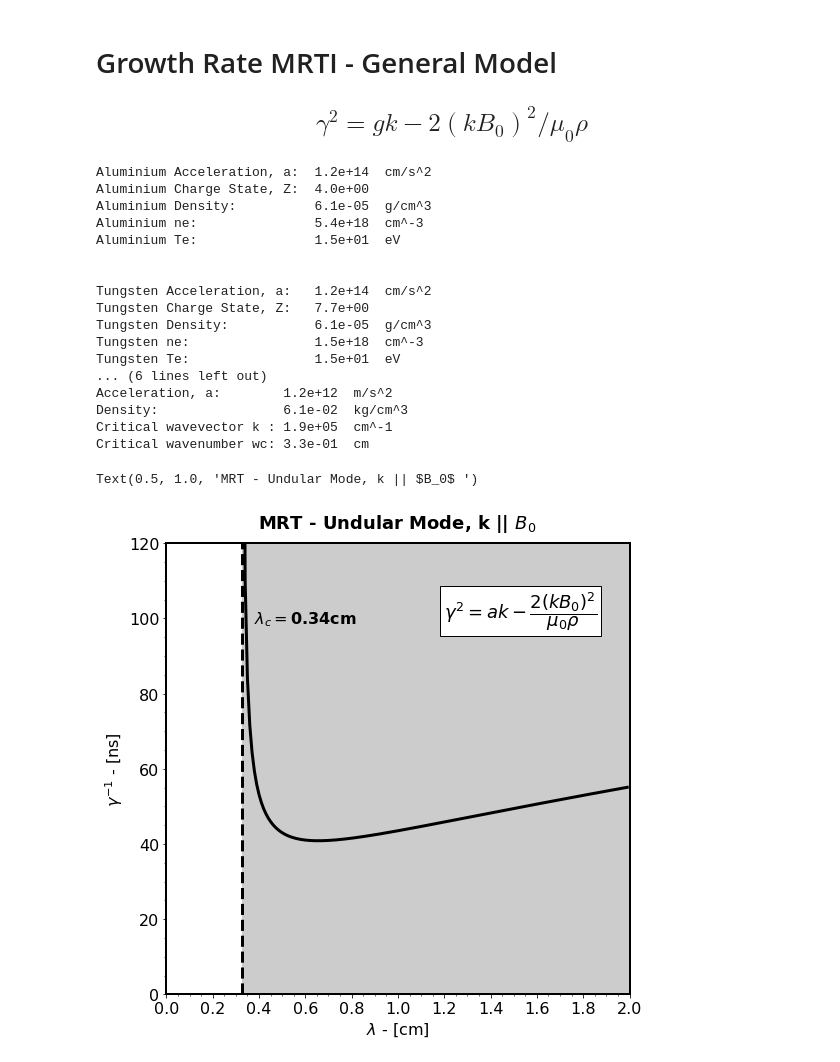
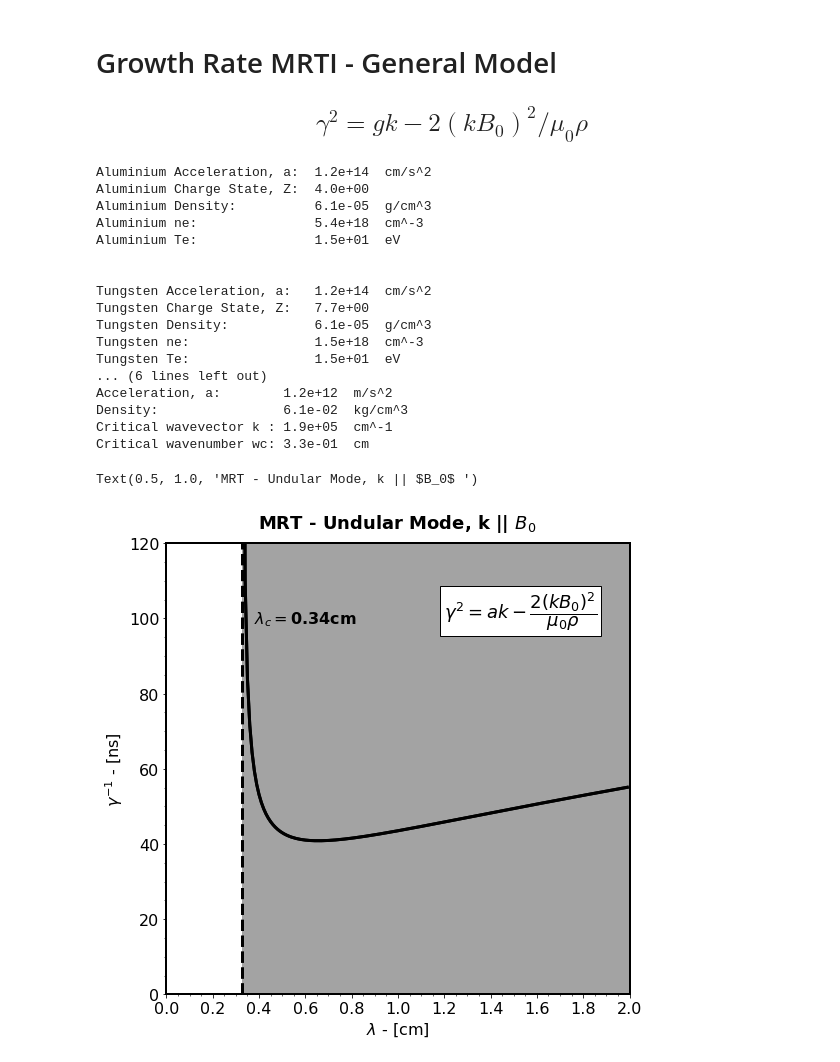
Before and after one commit to stemerlini/MagnetoRT, a Jupyter notebook: MagnetoRT.ipynb, the cells around one changed output. Cells and saved outputs as stored; diff of their text form; code cells hidden in the pictures.

```diff
--- a/MagnetoRT.ipynb
+++ b/MagnetoRT.ipynb
@@ -639,19 +637,13 @@ Te = 15
 al_flow         =    {'A':27, 'density': 6.1e-5, 'Te': Te , 'Ti': Te, 'V':5e6,  'L':0.2, 'Atw': 1, 'Zsrc': 'exp', 'B': 5}
 w_flow          =    {'A':183,'density': 6.1e-5, 'Te': Te , 'Ti': Te, 'V':5e6,  'L':0.2, 'Atw': 1, 'Zsrc': 'exp', 'B': 5}
 
-al_flow_noB     =    {'A':27, 'density': 6.1e-5,  'Te': Te , 'Ti': Te, 'V':5e6, 'L':0.2, 'Atw': 1, 'Zsrc': 'exp', 'B': 0}
-w_flow_noB      =    {'A':183,'density': 6.1e-5,  'Te': Te , 'Ti': Te, 'V':5e6, 'L':0.2, 'Atw': 1, 'Zsrc': 'exp', 'B': 0}
-
 al  =   plasma(**al_flow)
 w   =   plasma(**w_flow)
 
-al_noB  =   plasma(**al_flow_noB)
-w_noB   =   plasma(**w_flow_noB)
-
-# CALCULATE THE GROWTH RATE WITH AND WITHOUT B FIELD
+# CALCULATE THE GROWTH RATE WITH B FIELD - UNDULAR MODE
 # -------------------------------------------------------------------------------------
 
-wl = np.arange(0,2,0.01)                    # [cm^-1]
+wl = np.arange(0,2,0.01)                    # [cm]
 
 print('Aluminium Acceleration, a:  ' + np.format_float_scientific(al.a, precision = 1, exp_digits=2)        +    '  cm/s^2')
 print('Aluminium Charge State, Z:  ' + np.format_float_scientific(al.Z, precision = 1, exp_digits=2))
@@ -684,8 +676,11 @@ for axis in ['top','bottom','left','right']:
 
 ax0.plot(wl, 1e9/(gr_al)**0.5, lw = '3', color = 'black', label='')
 ax0.axvline(x=al_wl_c*1e2, ls = '--', lw = '3', color = 'black',label='Aluminium' )
+ax0.axvspan(al_wl_c*1e2, 10, facecolor='black', alpha=0.2)
 
-ax0.axvspan(al_wl_c*1e2, 10, facecolor='black', alpha=0.2)
+ax0.plot(wl, 1e9/(gr_w)**0.5, lw = '3', color = 'black', label='')
+ax0.axvline(x=w_wl_c*1e2, ls = '--', lw = '3', color = 'black',label='Tungsten' )
+ax0.axvspan(w_wl_c*1e2, 10, facecolor='black', alpha=0.2)
 
 ax0.set_ylim([0,120])
 ax0.set_xlim([0,2])
@@ -700,31 +695,31 @@ ax0.set_xlabel(r'$\lambda$ - [cm]', fontsize=16)
 ax0.set_ylabel(r'$\gamma^{-1}$ - [ns]', fontsize=16)
 ax0.minorticks_on()
 # ax0.legend(loc = 'best', fontsize = 16)
 
 t = ax0.text(
     0.6, 100, "$\lambda_c = $"+str(0.34)+'cm', color = "black", weight="bold", ha="center", va="center", size=16)
 
 ax0.text(1.2, 100, r'$\gamma^2 = ak - \dfrac{2(kB_0)^2}{\mu_0\rho}$', fontsize = 18, color='black', bbox=dict(facecolor='white', edgecolor='black'))
 ax0.set_title('MRT - Undular Mode, k || $B_0$ ', fontsize = 18,  weight = 'bold', pad = "15")
 
 # plt.savefig('MRTUndularModeSameMassDensity.png', dpi=330)
 # %% [output]
 Aluminium Acceleration, a:  1.2e+14  cm/s^2
 Aluminium Charge State, Z:  4.0e+00
 Aluminium Density:          6.1e-05  g/cm^3
 Aluminium ne:               5.4e+18  cm^-3
 Aluminium Te:               1.5e+01  eV
 
 
 Tungsten Acceleration, a:   1.2e+14  cm/s^2
 Tungsten Charge State, Z:   7.7e+00
 Tungsten Density:           6.1e-05  g/cm^3
 Tungsten ne:                1.5e+18  cm^-3
 Tungsten Te:                1.5e+01  eV
 ... (6 lines left out)
 Acceleration, a:        1.2e+12  m/s^2
 Density:                6.1e-02  kg/cm^3
 Critical wavevector k : 1.9e+05  cm^-1
 Critical wavenumber wc: 3.3e-01  cm
 Text(0.5, 1.0, 'MRT - Undular Mode, k || $B_0$ ')
-[figure, old version]
+[figure, new version]
```
Also changed, not shown: parts of 3 cells of this notebook.
